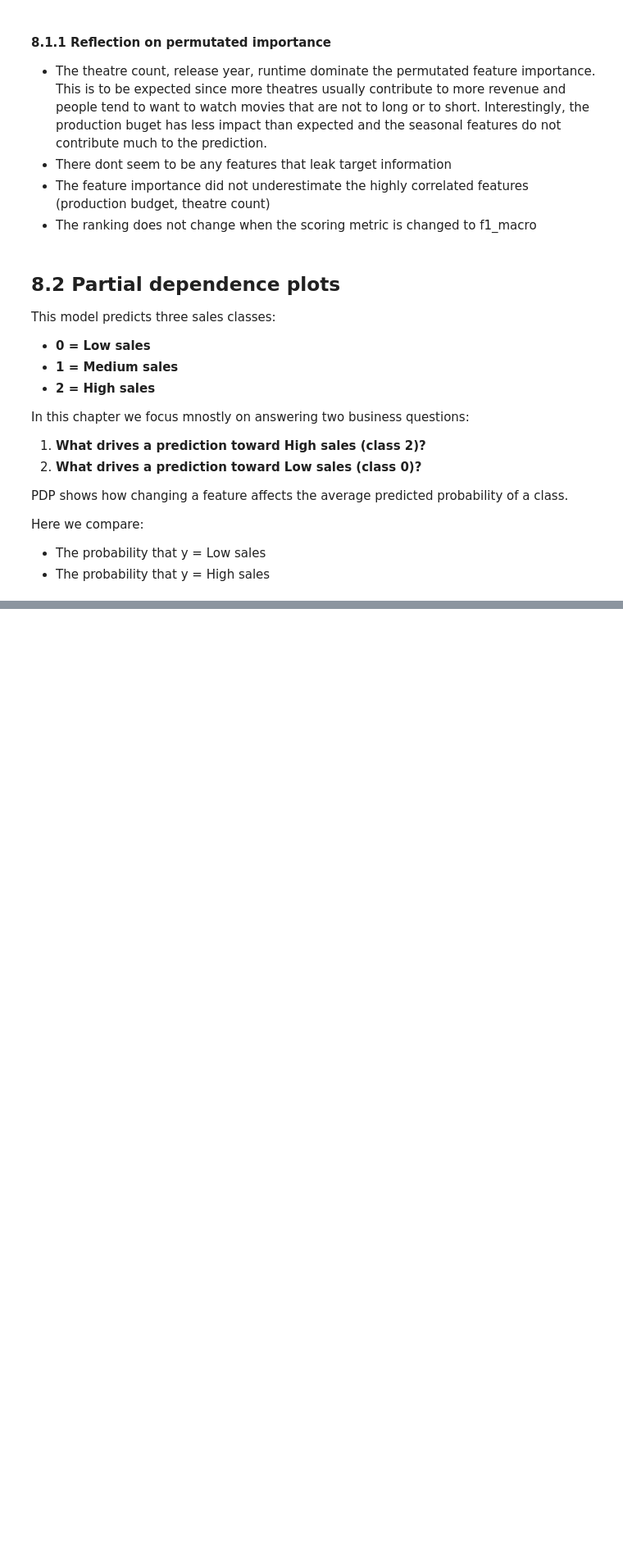
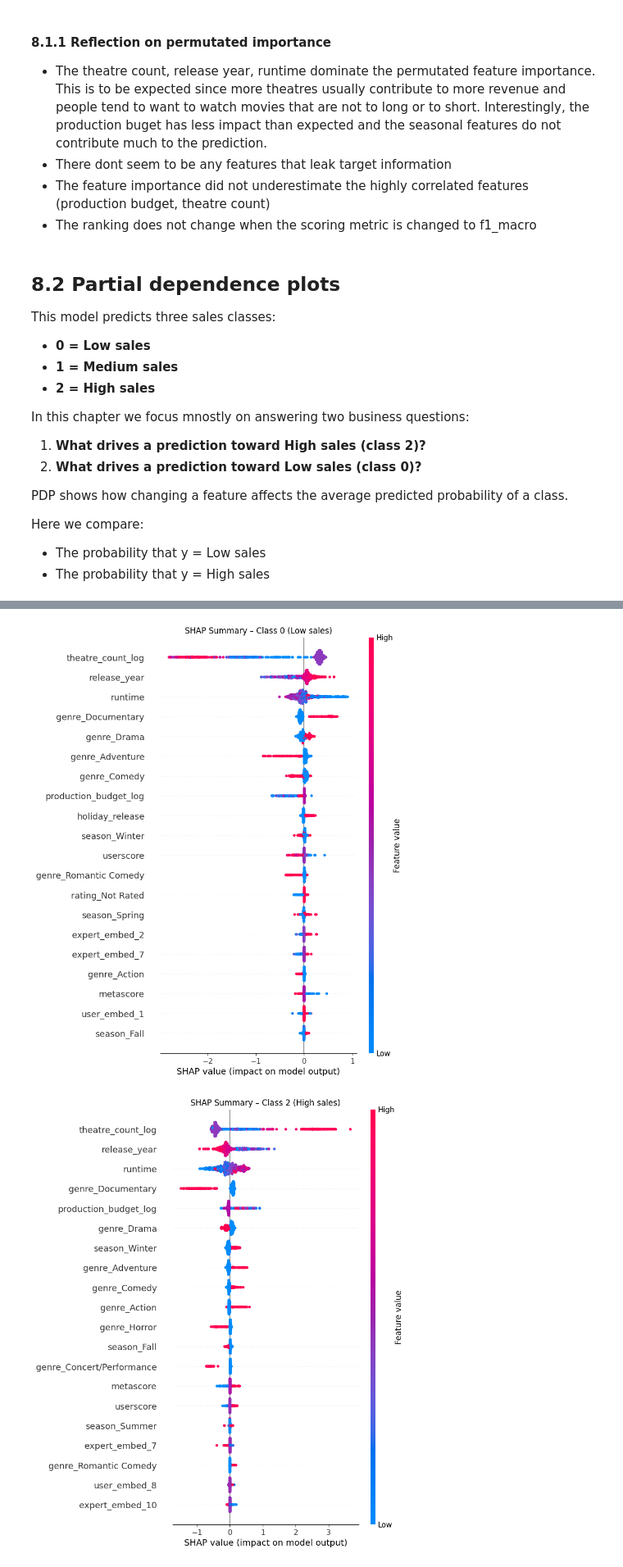
Before and after one commit to Simerblur/bjj, a Jupyter notebook: Tree_based_models_bart.ipynb, the cells around one changed output, grey strips where cells are left out. Shown at 82% size. Drawn from its saved outputs; the diff is of its cells as text; code cells hidden in the pictures; blank space fills up the shorter version.

```diff
--- a/Tree_based_models_bart.ipynb
+++ b/Tree_based_models_bart.ipynb
@@ -853,0 +872,23 @@ plt.show()
+# %%
+import shap
+
+X_val_df = X_test.copy()
+
+X_shap = X_val_df.sample(min(1000, len(X_val_df)), random_state=1234)
+
+explainer = shap.TreeExplainer(best_xgb)
+shap_values = explainer.shap_values(X_shap)
+# %%
+sv_low  = shap_values[:, :, CLASS_LOW]
+sv_high = shap_values[:, :, CLASS_HIGH]
+
+shap.summary_plot(sv_low, X_shap, show=False)
+plt.title("SHAP Summary – Class 0 (Low sales)")
+plt.show()
+
+shap.summary_plot(sv_high, X_shap, show=False)
+plt.title("SHAP Summary – Class 2 (High sales)")
+plt.show()
+# %% [output]
+[figure, added]
+[figure, added]
```
Also changed, not shown: parts of 7 cells of this notebook.
